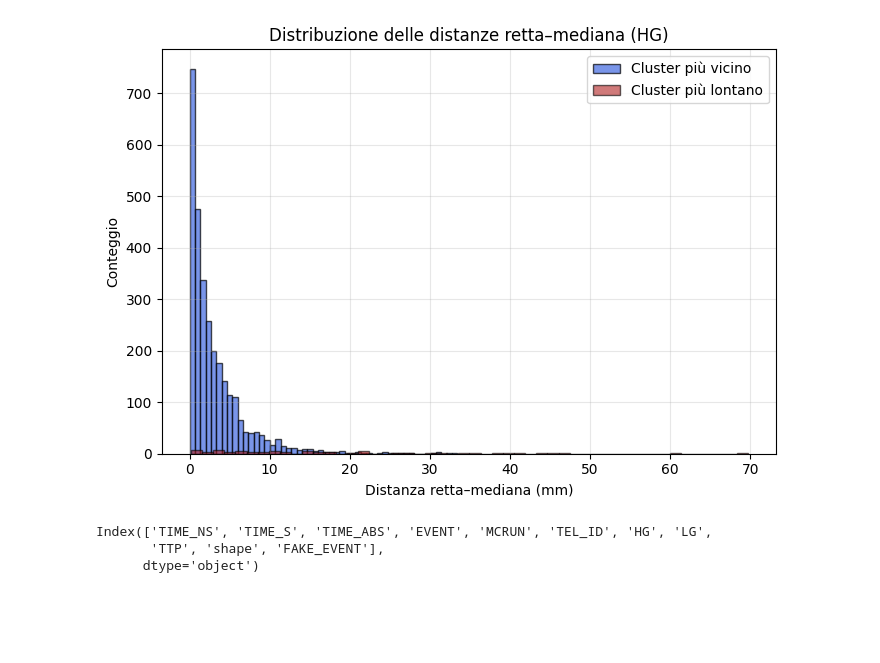
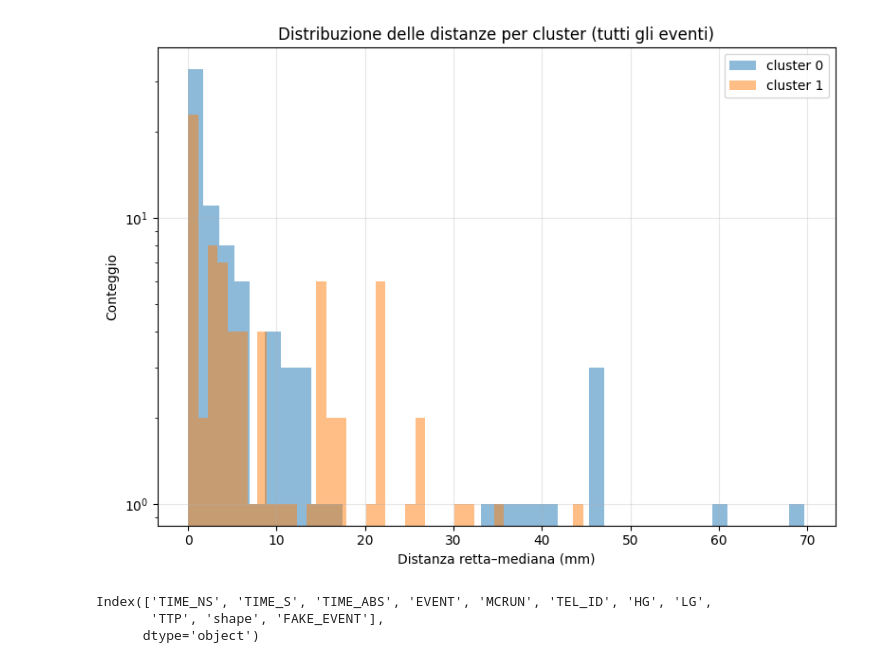
Before and after one commit to mfrancescangeli1/ASTRI, a Jupyter notebook: analisi_statistica.ipynb, the cells around one changed output. Drawn from its saved outputs; the diff is of its cells as text; code cells hidden in the pictures; blank space fills up the shorter version.

```diff
--- a/analisi_statistica.ipynb
+++ b/analisi_statistica.ipynb
@@ -32,6 +32,7 @@ for i in file_numbers:
         time_abs = time_s * 10**9 + time_ns  # tempo assoluto in ns
         hg, lg, ttp = hdul.get_data('events', ['hi', 'lo', 'ttp'])
         time_abs = time_s * 10**9 + time_ns  # tempo assoluto in ns
+        ntel= data["NTRIGTEL"]
             #creo il dataframe
         df = pd.DataFrame({
                 "TIME_NS": time_ns,
@@ -40,6 +41,7 @@ for i in file_numbers:
                 "EVENT": event,
                 "MCRUN": mcrun,
                 "TEL_ID": i,
+                "num_tel": ntel,
                 "HG": list(hg),
                 "LG": list(lg),
                 "TTP": list(ttp),
@@ -72,6 +74,9 @@ astri_009_43_009_00002_R_201023_004_0201_SEB.lv0
 # %%
 #raccolgo i dati delle rette divisi per ogni (event,mcrun)
 df_all_sorted=df_all_sorted[df_all_sorted["shape"]>5.16e6]
+df_all_sorted=df_all_sorted[df_all_sorted["num_tel"]>=3]
+
+
 print(len(df_all_sorted))
 
 xfp, yfp = at.utils.camera.get_xy_footprint()
@@ -288,36 +321,25 @@ P(3 cluster) = 0.0
 # %%
+dist_all = {}
+df_res1=df_res[df_res["n_clusters"]>1]
+for r_median in df_res1["median_dist"]:
+    for lab, dlist in r_median.items():
+        if lab not in dist_all:
+            dist_all[lab] = []
+        dist_all[lab].extend(dlist)
 
-median_dist = np.hstack(df_res["median_dist"].to_list())
+plt.figure(figsize=(8, 6))
 
-if (df_res["n_clusters"] > 1).any():
-    median_dist1 = np.hstack(df_res.loc[df_res["n_clusters"] > 1, "median_dist1"].to_list())
+for lab in sorted(dist_all):
+    plt.hist(dist_all[lab],bins=40,alpha=0.5,label=f"cluster {lab}")
 
-# ============================================
-# Plot
-# ============================================
-fig, ax = plt.subplots(figsize=(7, 5))
-
-# --- cluster più vicino ---
-ax.hist(median_dist,bins=50,alpha=0.7,color="royalblue",edgecolor="black",
-        label="Cluster più vicino")
-
-# --- cluster più lontano (se esiste) ---
-if (df_res["n_clusters"] > 1).any():
-    ax.hist(median_dist1,bins=50,alpha=0.6,color="firebrick",edgecolor="black",
-        label="Cluster più lontano")
-
-# ============================================
-# Stile
-# ============================================
-ax.set_xlabel("Distanza retta–mediana (mm)")
-ax.set_ylabel("Conteggio")
-ax.set_title("Distribuzione delle distanze retta–mediana (HG)")
-ax.legend()
-#ax.set_yscale("log")
-ax.grid(alpha=0.3)
-
+plt.xlabel("Distanza retta–mediana (mm)")
+plt.ylabel("Conteggio")
+plt.title("Distribuzione delle distanze per cluster (tutti gli eventi)")
+plt.yscale("log")
+plt.grid(alpha=0.3)
+plt.legend()
 plt.tight_layout()
 plt.show()
 # %% [output]
-[figure, old version]
+[figure, new version]
 # %%
```
Also changed, not shown: parts of 15 cells of this notebook, 4 other files.
